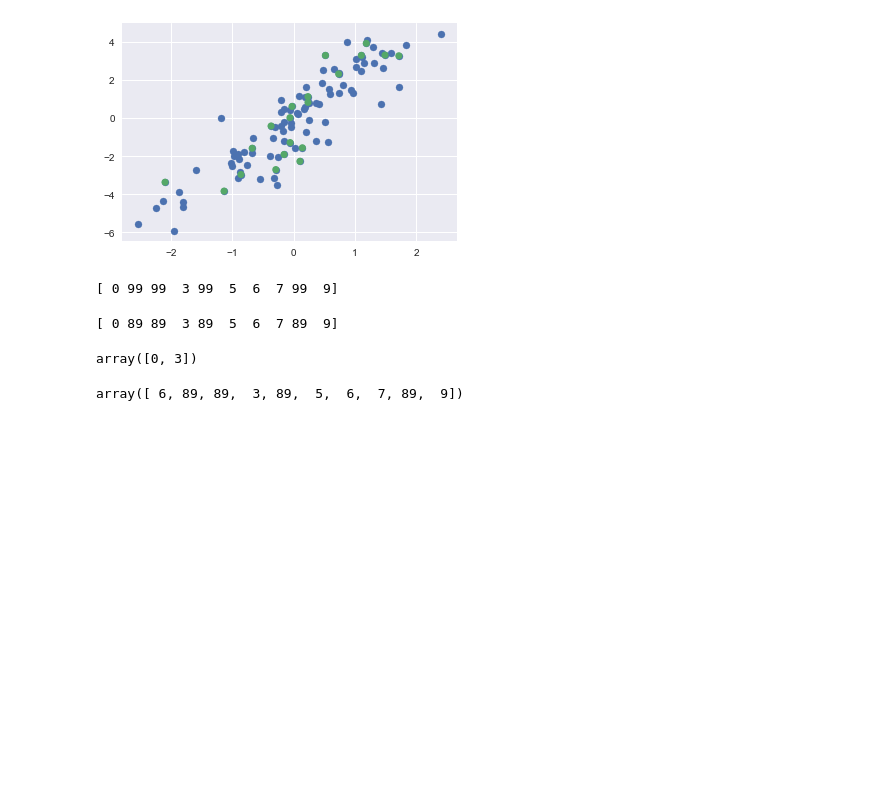
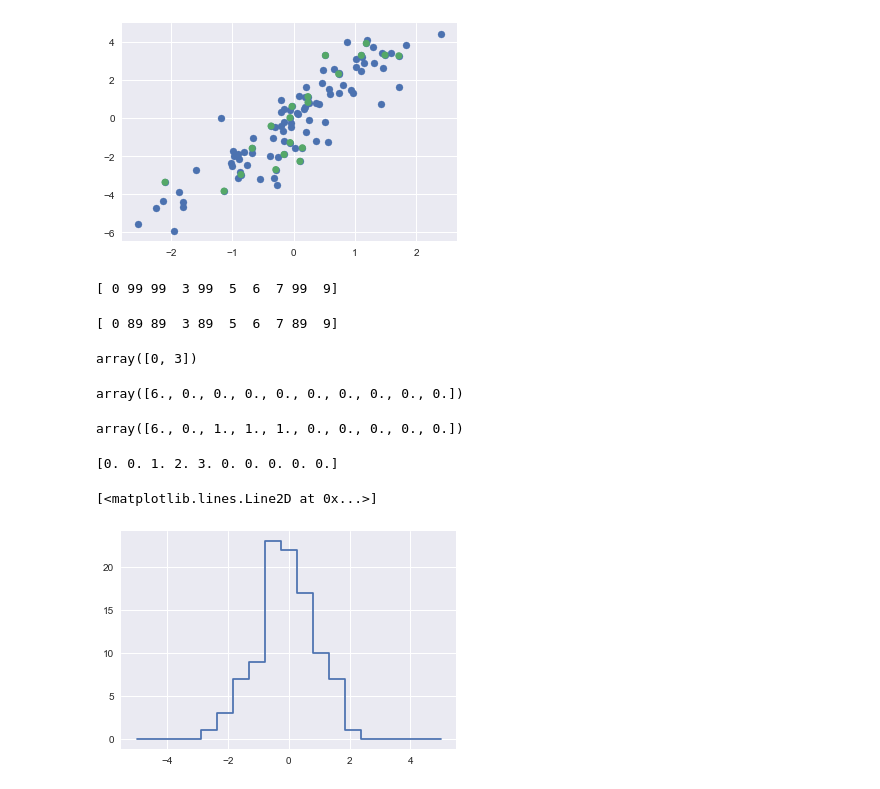
Before and after one commit to gudrb/Python-data-science-handbook, a Jupyter notebook: chapter2.ipynb, the cells around one changed output. Saved outputs shown, nothing was run; the diff lists cells and outputs as text; code cells hidden in the pictures; blank space fills up the shorter version.

```diff
--- a/chapter2.ipynb
+++ b/chapter2.ipynb
@@ -654,7 +654,31 @@ x[[0,3]] # [0,3] is array of index , so it is fancy indexing
 # %% [output]
 array([0, 3])
 # %%
+x=np.zeros(10)
 x[[0,0]]=[4,6] # x[0]=4 and then x[0]=6, so finally x[0]=6
 x
 # %% [output]
-array([ 6, 89, 89,  3, 89,  5,  6,  7, 89,  9])
+array([6., 0., 0., 0., 0., 0., 0., 0., 0., 0.])
+# %%
+i=[2,3,3,4,4,4]
+x[i]+=1 # this is assignment after calculate, not sequencial calculation
+x
+# %% [output]
+array([6., 0., 1., 1., 1., 0., 0., 0., 0., 0.])
+# %%
+x=np.zeros(10)
+np.add.at(x,i,1) #not assignment, sequencial calculation
+print(x)
+# %% [output]
+[0. 0. 1. 2. 3. 0. 0. 0. 0. 0.]
+# %%
+np.random.seed(42)
+x=np.random.randn(100) # mean=0, variation=1
+bins=np.linspace(-5,5,20)
+counts=np.zeros_like(bins)
+i=np.searchsorted(bins,x)#transform x values to most similar bins values to diftribute x values
+np.add.at(counts,i,1)
+plt.plot(bins,counts,linestyle='steps')
+# %% [output]
+[<matplotlib.lines.Line2D at 0x...>]
+[figure, added]
```
Also changed, not shown: parts of 26 cells of this notebook.
